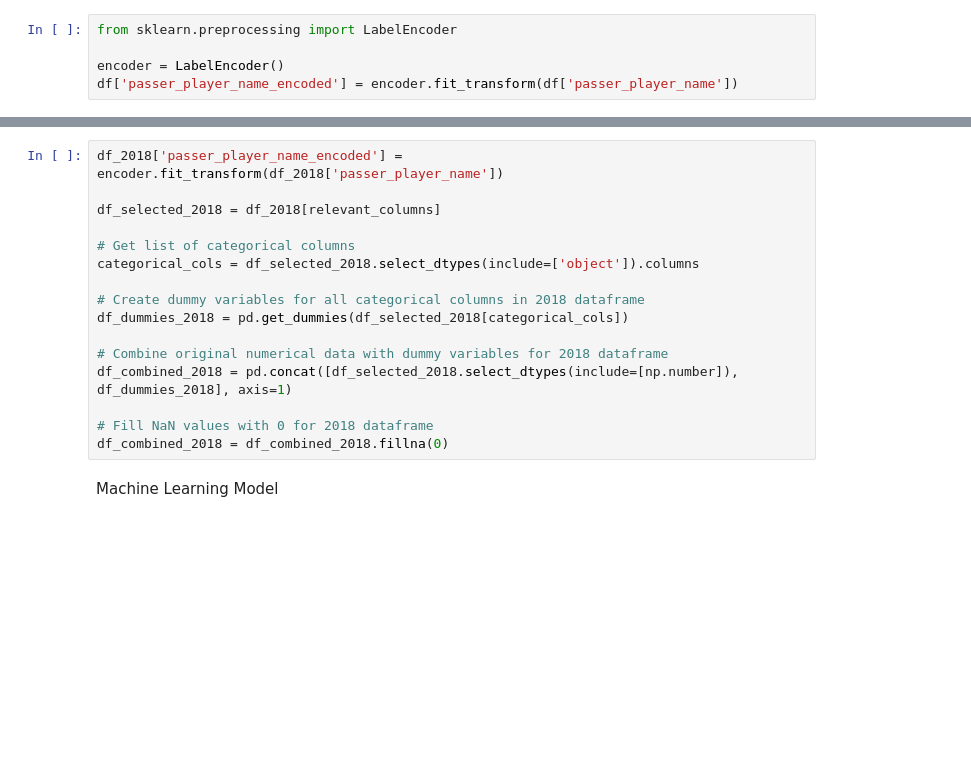
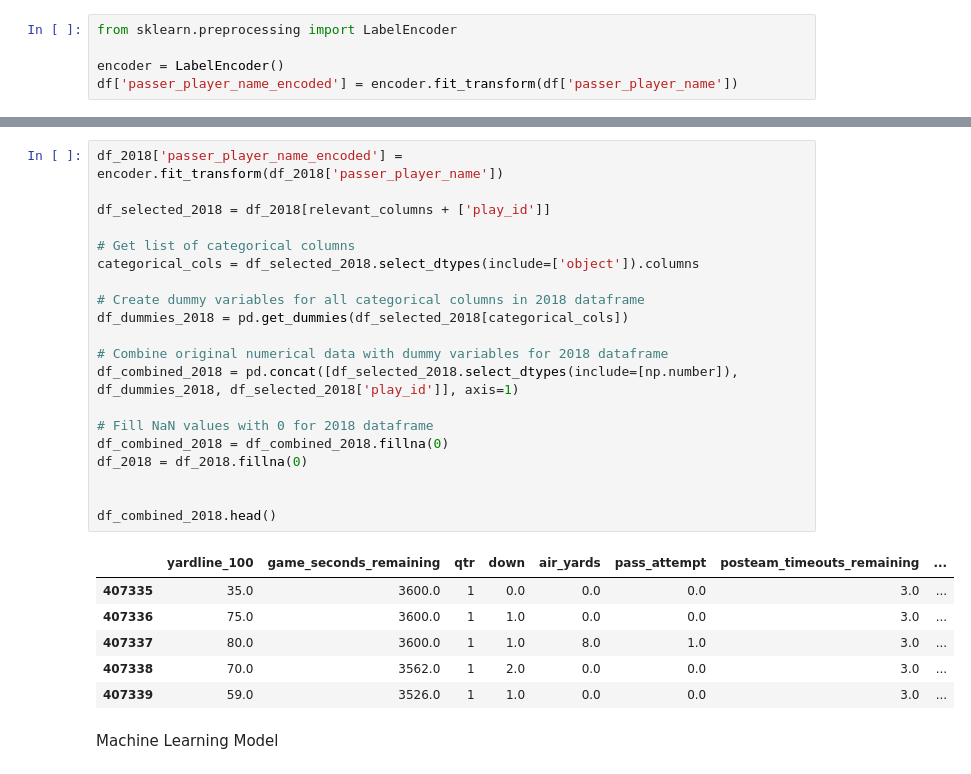
Before and after one commit to brandonliu12/nfl-qb-prediction, a Jupyter notebook: Project_4.ipynb, the cells around one changed output, grey strips where cells are left out. Cells and saved outputs as stored; diff of their text form; blank space fills up the shorter version.

```diff
--- a/Project_4.ipynb
+++ b/Project_4.ipynb
@@ -49,19 +56,30 @@ df_combined.head()
 # %%
 df_2018['passer_player_name_encoded'] = encoder.fit_transform(df_2018['passer_player_name'])
 
-df_selected_2018 = df_2018[relevant_columns]
+df_selected_2018 = df_2018[relevant_columns + ['play_id']]
 
 # Get list of categorical columns
 categorical_cols = df_selected_2018.select_dtypes(include=['object']).columns
 
 # Create dummy variables for all categorical columns in 2018 dataframe
 df_dummies_2018 = pd.get_dummies(df_selected_2018[categorical_cols])
 
 # Combine original numerical data with dummy variables for 2018 dataframe
-df_combined_2018 = pd.concat([df_selected_2018.select_dtypes(include=[np.number]), df_dummies_2018], axis=1)
+df_combined_2018 = pd.concat([df_selected_2018.select_dtypes(include=[np.number]), df_dummies_2018, df_selected_2018['play_id']], axis=1)
 
 # Fill NaN values with 0 for 2018 dataframe
 df_combined_2018 = df_combined_2018.fillna(0)
+df_2018 = df_2018.fillna(0)
+
+
+df_combined_2018.head()
+# %% [output]
+|  | yardline_100 | game_seconds_remaining | qtr | down | air_yards | pass_attempt | posteam_timeouts_remaining | ... |
+| 407335 | 35.0 | 3600.0 | 1 | 0.0 | 0.0 | 0.0 | 3.0 | ... |
+| 407336 | 75.0 | 3600.0 | 1 | 1.0 | 0.0 | 0.0 | 3.0 | ... |
+| 407337 | 80.0 | 3600.0 | 1 | 1.0 | 8.0 | 1.0 | 3.0 | ... |
+| 407338 | 70.0 | 3562.0 | 1 | 2.0 | 0.0 | 0.0 | 3.0 | ... |
+| 407339 | 59.0 | 3526.0 | 1 | 1.0 | 0.0 | 0.0 | 3.0 | ... |
 # %% [markdown]
 Machine Learning Model
 # %%
```
Also changed, not shown: parts of 10 cells of this notebook.
